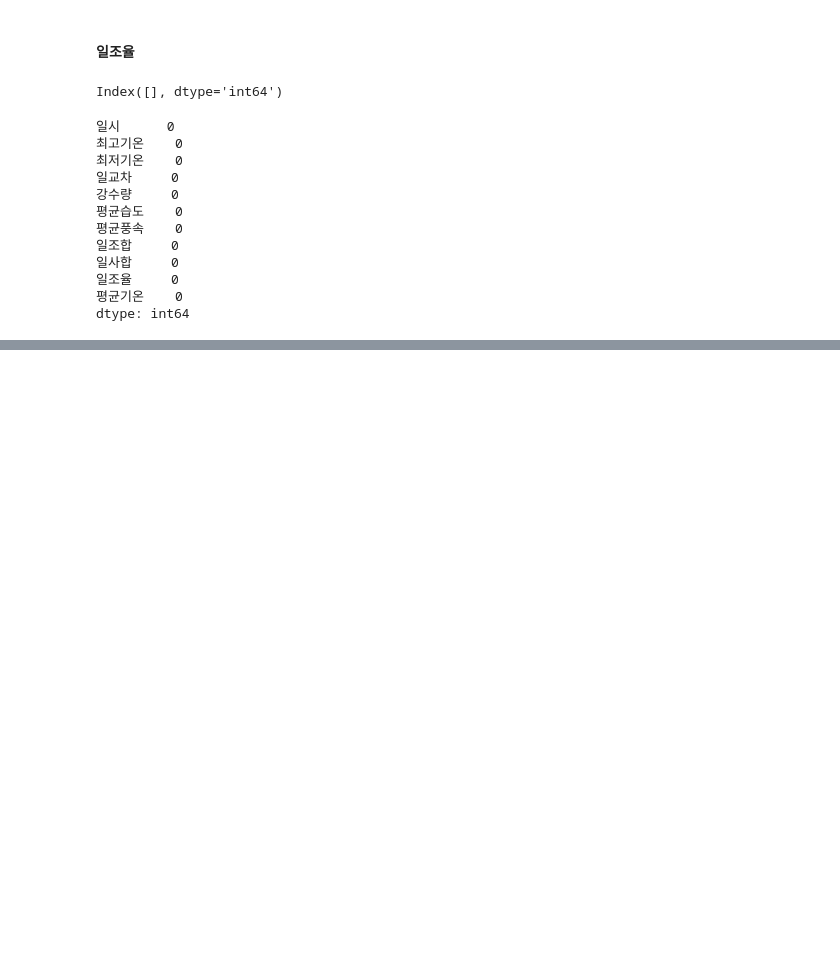
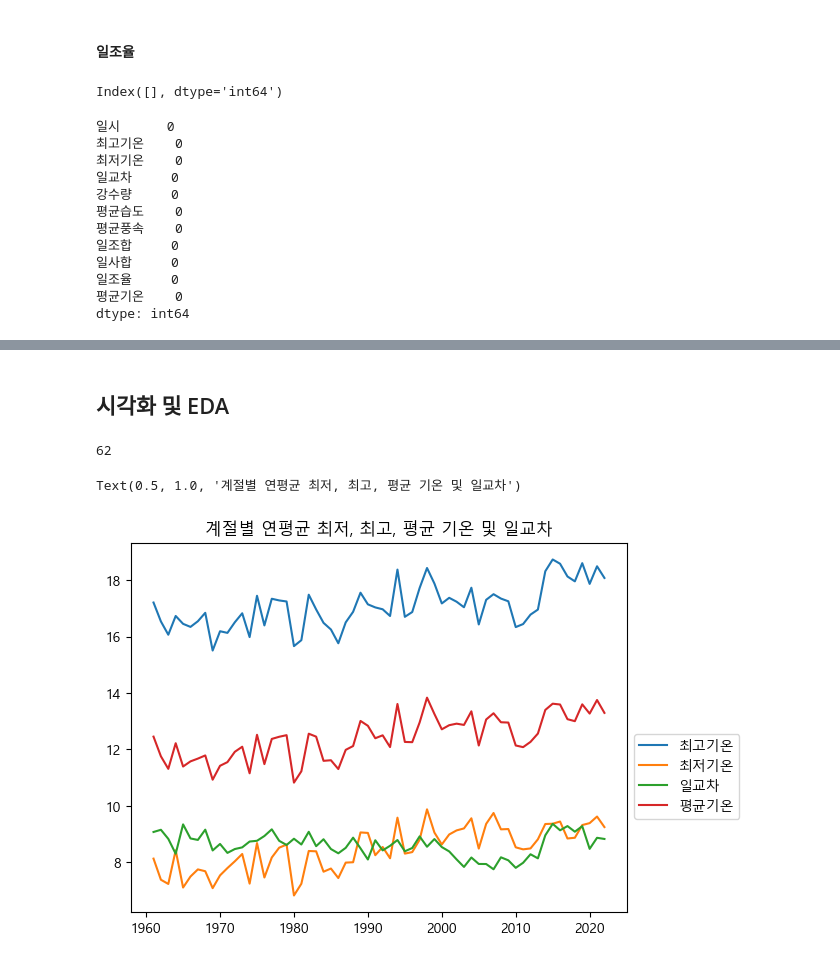
Before and after one commit to p-jiho/Temperatures_prediction, a Jupyter notebook: EDA.ipynb, the cells around one changed output, grey strips where cells are left out. Drawn from its saved outputs; the diff is of its cells as text; code cells hidden in the pictures; blank space fills up the shorter version.

```diff
--- a/EDA.ipynb
+++ b/EDA.ipynb
@@ -377,5 +383,37 @@ dtype: int64
 # %%
-- 가조합 : 일조합/일조율
-- 일사합/일조합 : 햇빛이 실제 내리쬐는 시간 중 진짜 에너지가 닿는 비율
-- 사절기
-- 년, 월, 일
+# 가조합
+train["가조합"] = train.일조합/(train.일조율/100)
+train.가조합 = time_interpolate(train, "가조합")
+# %%
+# 일사합/일조합
+train["일사_일조"] = train.일사합/train.일조합
+train.일사_일조 = time_interpolate(train, "일사_일조")
+# %%
+# 년, 월, 일
+train["연"] = train.일시.str.split("-", expand = True)[0].astype("int")
+train["월"] = train.일시.str.split("-", expand = True)[1].astype("int")
+train["일"] = train.일시.str.split("-", expand = True)[2].astype("int")
+# %%
+# 사계절: 0 겨울, 1 봄, 2 여름, 3 가을
+train["계절"] = pd.cut(train.월, bins = [0, 2, 5, 8, 11, 12], labels = [0, 1, 2, 3, 5])
+train.계절 = [0 if i == 5 else i for i in train.계절]
+train.계절 = train.계절.astype("int")
+# %% [markdown]
+## 시각화 및 EDA
+# %%
+# 1961년 ~ 2022년까지 총 62년 데이터
+len(set(train.연))
+# %% [output]
+62
+# %%
+# 한글 폰트 깨짐 해결
+plt.rcParams['font.family'] ='Malgun Gothic'
+plt.rcParams['axes.unicode_minus'] =False
+
+# 연도별 평균 기온
+plt.plot(train[["연", "최고기온", "최저기온", "일교차", "평균기온"]].groupby("연").mean(), label =["최고기온","최저기온","일교차","평균기온"])
+plt.legend( bbox_to_anchor=(1, 0.5))
+plt.title("계절별 연평균 최저, 최고, 평균 기온 및 일교차")
+# %% [output]
+Text(0.5, 1.0, '계절별 연평균 최저, 최고, 평균 기온 및 일교차')
+[figure, added]
```
Also changed, not shown: parts of 6 cells of this notebook.
